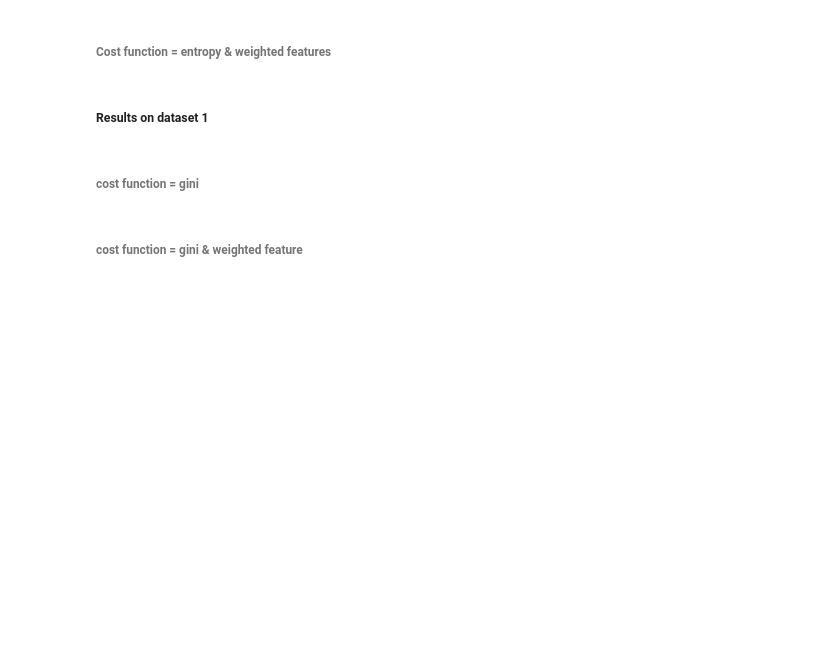
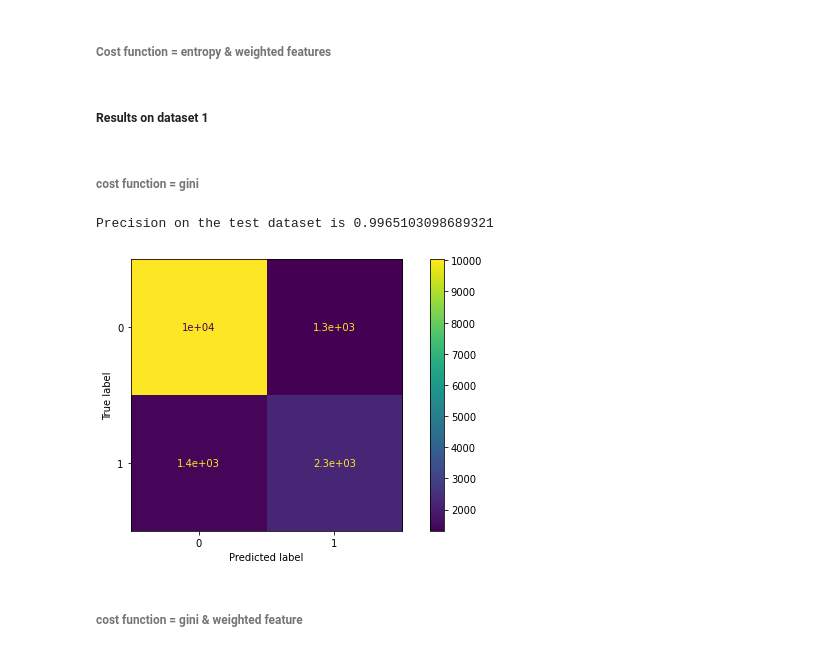
Before and after one commit to nono9212/COMP551_HM1, a Jupyter notebook: Homework.ipynb, the cells around one changed output. Drawn from its saved outputs; the diff is of its cells as text; code cells hidden in the pictures; blank space fills up the shorter version.

Commit message:
add plot

```diff
--- a/Homework.ipynb
+++ b/Homework.ipynb
@@ -1095,12 +1126,15 @@ depth1 = 19
 # %%
 if(USE_IMAGES_INSTEAD_OF_COMPUTING):
     display(Image("./img/decision_tree_gini_test.png"))
 else:
     predicted_labels1 = decision_tree(dataset_adult_75, labels_adult_75, test_dataset_adult, max_depth=depth1, criterion = "gini")
     precision1 = (len(test_labels_adult) - error(predicted_labels1, test_labels_adult))/len(test_labels_adult)
     print(f"Precision on the test dataset is {precision1}")
-    disp = ConfusionMatrixDisplay(confusion_matrix(test_labels_adult, predicted_labels1))
+    disp = ConfusionMatrixDisplay(confusion_matrix(test_labels_adult, predicted_labels1), [0,1])
     disp.plot()
+# %% [output]
+Precision on the test dataset is 0.9965103098689321
+[figure, added]
 # %% [markdown]
 ###### cost function = gini & weighted feature
 # %%
```
Also changed, not shown: parts of 21 cells of this notebook, 12 other files.
